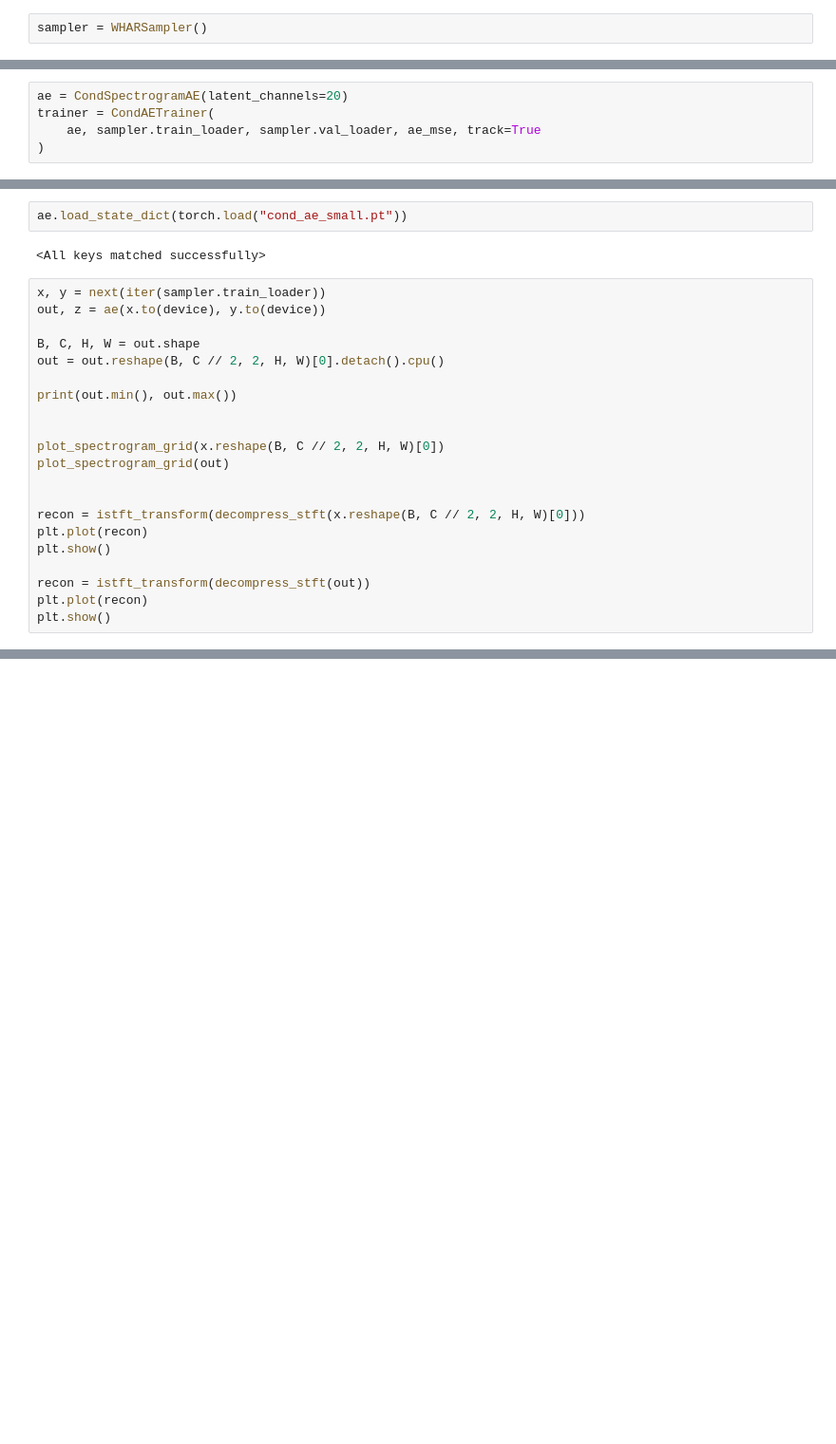
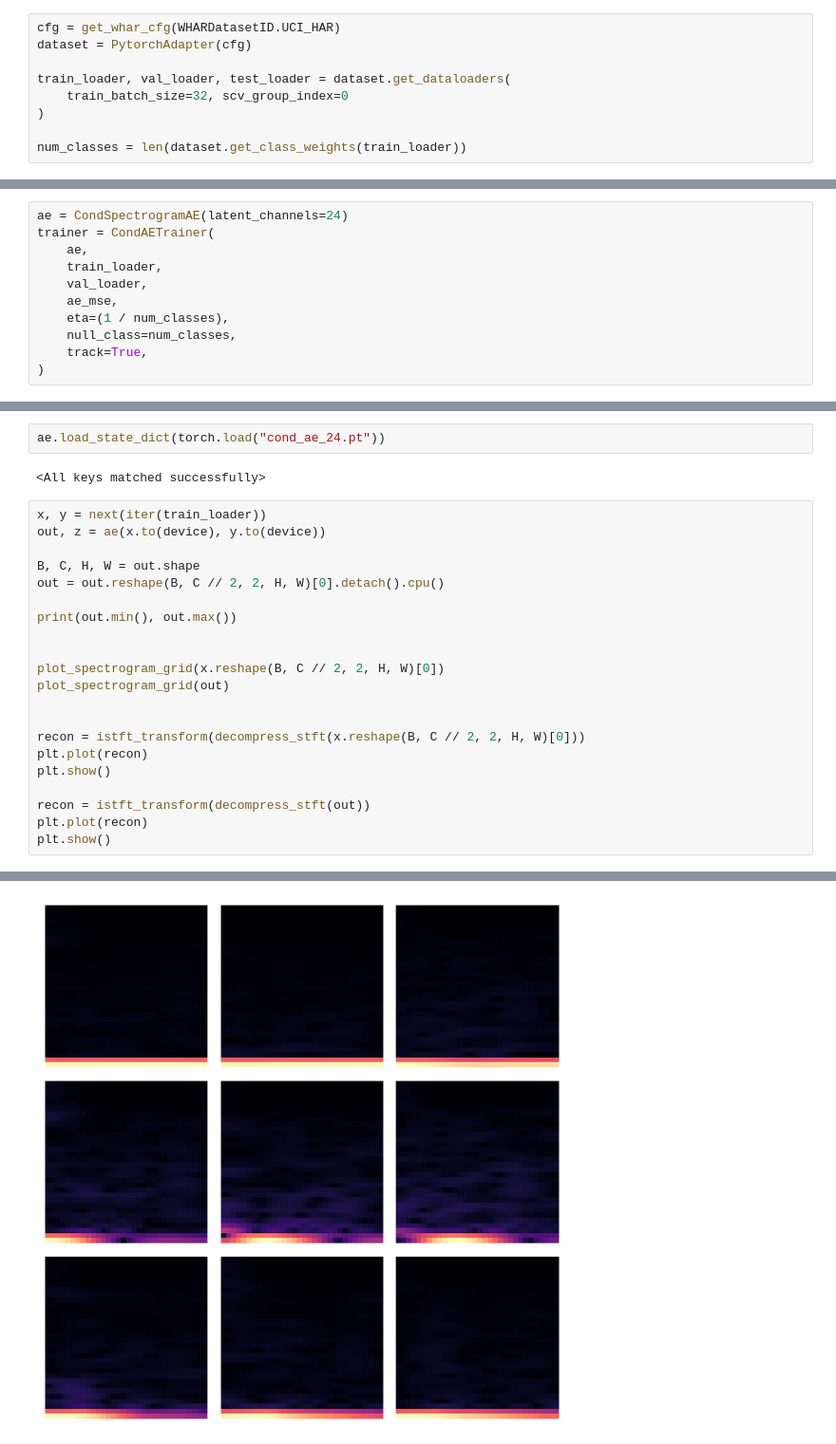
Before and after one commit to chookcurry/flow-matching, a Jupyter notebook: notebooks/whar/train_ae_cond.ipynb, the cells around one changed output, grey strips where cells are left out. Shown at 95% size. Saved outputs shown, nothing was run; the diff lists cells and outputs as text; blank space fills up the shorter version.

```diff
--- a/notebooks/whar/train_ae_cond.ipynb
+++ b/notebooks/whar/train_ae_cond.ipynb
@@ -18,7 +19,14 @@ print(device)
 # %% [output]
 mps
 # %%
-sampler = WHARSampler()
+cfg = get_whar_cfg(WHARDatasetID.UCI_HAR)
+dataset = PytorchAdapter(cfg)
+
+train_loader, val_loader, test_loader = dataset.get_dataloaders(
+    train_batch_size=32, scv_group_index=0
+)
+
+num_classes = len(dataset.get_class_weights(train_loader))
 # %% [output]
 Creating config hash...
 Checking download...
@@ -41,9 +49,15 @@ Loading config hash...
 Creating normalization parameters hash...
 Loading normalization parameters hash...
 # %%
-ae = CondSpectrogramAE(latent_channels=20)
+ae = CondSpectrogramAE(latent_channels=24)
 trainer = CondAETrainer(
-    ae, sampler.train_loader, sampler.val_loader, ae_mse, track=True
+    ae,
+    train_loader,
+    val_loader,
+    ae_mse,
+    eta=(1 / num_classes),
+    null_class=num_classes,
+    track=True,
 )
 # %%
 trainer.train(num_epochs=30, device=device, lr=1e-3)
@@ -66,9 +80,9 @@ torch.save(ae.state_dict(), "cond_ae_small.pt")
 # %%
-ae.load_state_dict(torch.load("cond_ae_small.pt"))
+ae.load_state_dict(torch.load("cond_ae_24.pt"))
 # %% [output]
 <All keys matched successfully>
 # %%
-x, y = next(iter(sampler.train_loader))
+x, y = next(iter(train_loader))
 out, z = ae(x.to(device), y.to(device))
 
 B, C, H, W = out.shape
@@ -92,0 +107 @@ RuntimeError: Placeholder storage has not been allocated on MPS device!
+[figure, added]
```
Also changed, not shown: parts of 5 cells of this notebook, 8 other files.
